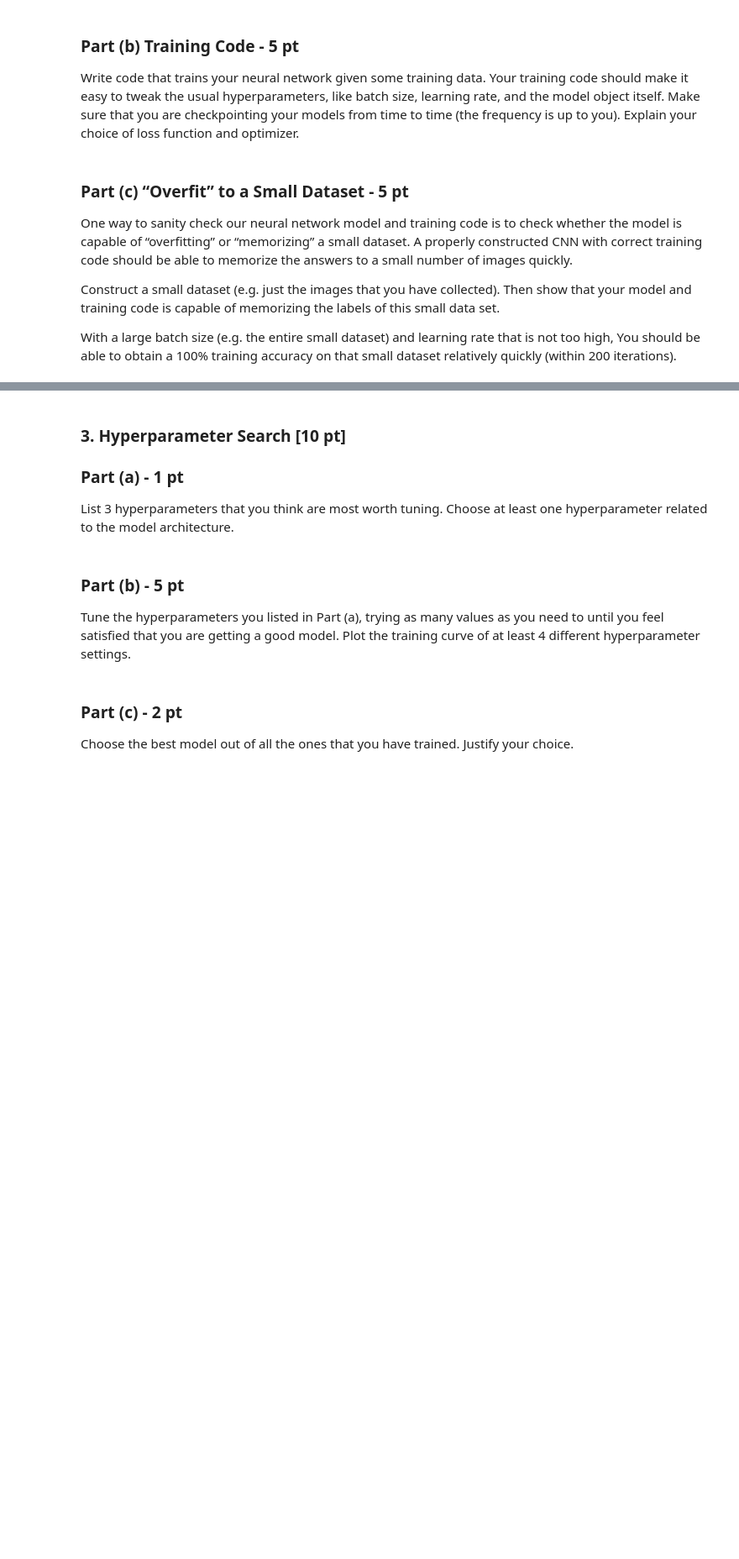
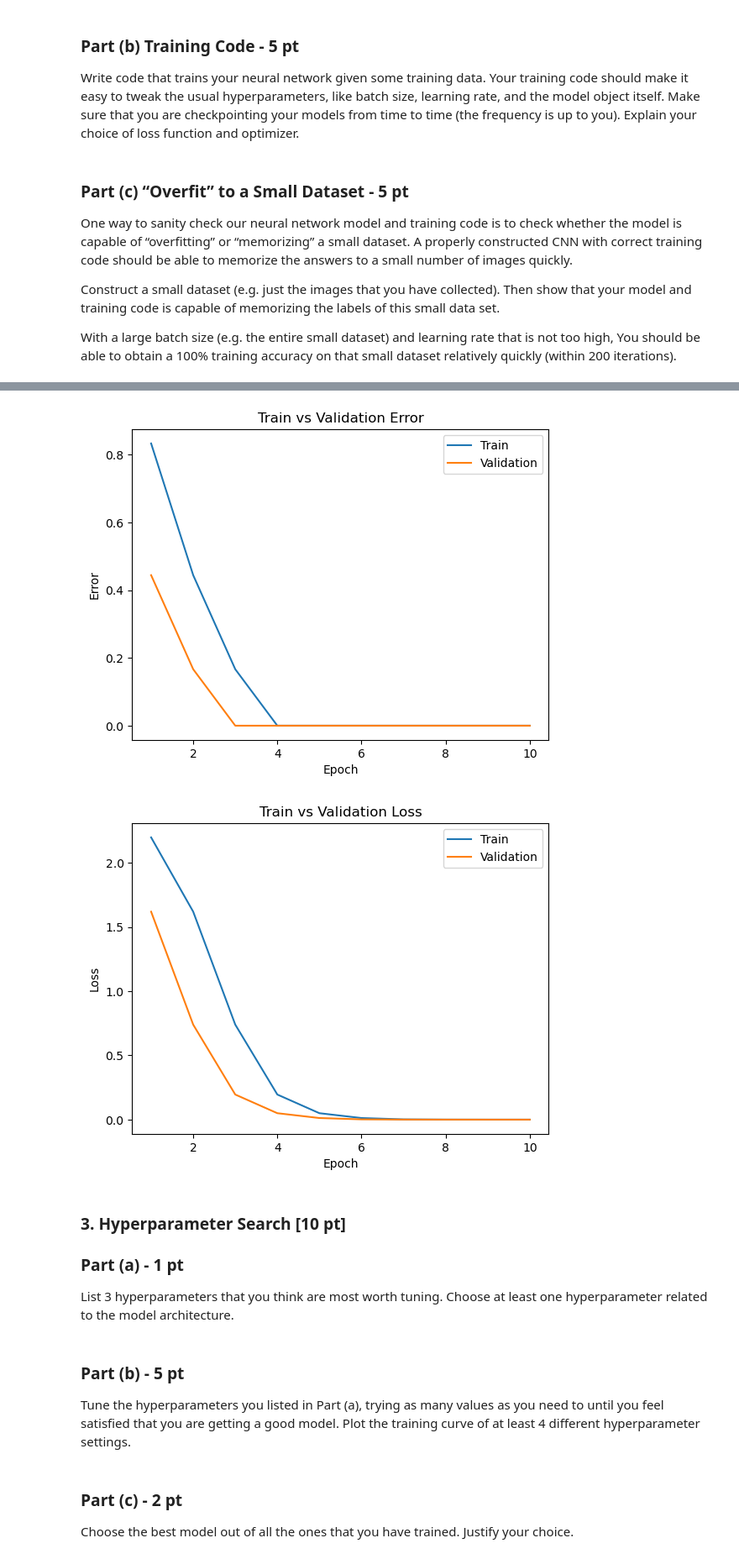
Before and after one commit to EthanRajah/ML-Learning, a Jupyter notebook: APS360 Labs/Lab3/Lab_3_Gesture_Recognition Winter 2022.ipynb, the cells around one changed output, grey strips where cells are left out. Shown: that part at 84% size. Saved outputs shown, nothing was run; the diff lists cells and outputs as text; code cells hidden in the pictures; blank space fills up the shorter version.

Commit message:
Fixing training code and running overfitting test

```diff
--- a/APS360 Labs/Lab3/Lab_3_Gesture_Recognition Winter 2022.ipynb
+++ b/APS360 Labs/Lab3/Lab_3_Gesture_Recognition Winter 2022.ipynb
@@ -179,6 +180,6 @@ import time
 # %%
 def organize_class_indices(data, classes):
-    '''Create dictionary containing indice location of each class'''
+    '''Create dictionary containing indice locations of each class in data object'''
     ind_dict = dict()
     for i in range(len(data)):
         class_int = data[i][1]
@@ -268,24 +269,25 @@ def evaluate(model, loader, criterion):
         # Run current model through data and calculate loss
         inputs, labels = data
         outputs = model(inputs)
-        loss = criterion(outputs, labels)
+        output_inds = torch.softmax(outputs, dim=1).argmax(dim=1)
+        loss = criterion(outputs, labels.long())
         # Count error and sum loss of model against true labels for the whole dataset
-        corr = outputs.squeeze().long() != labels
+        corr = output_inds != labels
         total_err += int(sum(corr))
         total_loss += loss.item()
-        total_epoch += len(labels)
+        total_epoch += len(list(labels))
     # Calculate total error and loss among the entire dataset
     eval_err = total_err / total_epoch
     eval_loss = total_loss / (i+1)
 
     return eval_err, eval_loss
 
-def train_model(model, lr, epochs, train_set):
+def train_model(model, lr, epochs, train_set, val_set):
     '''Use training and validation sets to perform forward and backpropagation on the model'''
     torch.manual_seed(1000)
 
     # Initialize loss/error arrays, optimizer, and loss function
-    criterion = nn.CrossEntropyLoss() # Cross Entropy loss tends to be the best for classification problems
+    criterion = nn.CrossEntropyLoss() # Cross Entropy loss tends to be the best for classification problems. Expects input to be unnormalized logits (batch_size, C) and target class indices (C) where C=9
     optimizer = torch.optim.Adam(model.parameters(), lr) # Adam optimizer is faster and more efficient than regular SGD
     train_err = np.zeros(epochs)
     train_loss = np.zeros(epochs)
@@ -302,18 +304,20 @@ def train_model(model, lr, epochs, train_set):
             inputs, labels = data # data loader provides [tensor, label] format. Loader is also seperated into batches based on our chosen batch size
             optimizer.zero_grad() # Zero gradients before starting
             outputs = model(inputs)
-            loss = criterion(outputs, labels) # calculate loss
+            output_inds = torch.softmax(outputs, dim=1).argmax(dim=1) # Get highest probability value among 9 outputs per image in batch. Store the indice that corresponds to
+                                                                      # highest probability as our labels correspond to indices. Softmax will generate normalized distribution
+            loss = criterion(outputs, labels.long()) # calculate loss based on raw logits
             loss.backward() # gradient backpropagation
             optimizer.step() # updating weights by descending from loss gradients
 
             # Calculate error/loss from training batch step
-            corr = outputs.squeeze().long() != labels
+            corr = output_inds != labels
             total_err += int(sum(corr))
             total_loss += loss.item() # Extract loss value as float
-            total_epoch += len(labels)
+            total_epoch += len(list(labels))
         train_err[epoch] = total_err / total_epoch # Average number of times model was wrong
         train_loss[epoch] = total_loss / (i+1) # Average loss over one iteration of training data
-        val_err[epoch], val_loss[epoch] = evaluate(model, val_loader, criterion)
+        val_err[epoch], val_loss[epoch] = evaluate(model, val_set, criterion)
 
         # Print out epoch information regarding error and loss
         print(("Epoch {}: Train err: {}, Train loss: {} |" "Validation err: {}, Validation loss: {}").format(epoch + 1, train_err[epoch], train_loss[epoch], val_err[epoch], val_loss[epoch]))
@@ -321,6 +325,23 @@ def train_model(model, lr, epochs, train_set):
     end_time = time.time()
     elapsed_time = end_time - start_time
     print("Total time elapsed: {:.2f} seconds".format(elapsed_time))
+
+    # Plot loss and error curves
+    plt.title("Train vs Validation Error")
+    plt.plot(range(1,epochs+1), train_err, label="Train")
+    plt.plot(range(1,epochs+1), val_err, label="Validation")
+    plt.xlabel("Epoch")
+    plt.ylabel("Error")
+    plt.legend(loc='best')
+    plt.show()
+
+    plt.title("Train vs Validation Loss")
+    plt.plot(range(1,epochs+1), train_loss, label="Train")
+    plt.plot(range(1,epochs+1), val_loss, label="Validation")
+    plt.xlabel("Epoch")
+    plt.ylabel("Loss")
+    plt.legend(loc='best')
+    plt.show()
 # %% [markdown]
 ### Part (c) “Overfit” to a Small Dataset - 5 pt
 
@@ -333,3 +354,8 @@ training code is capable of memorizing the labels of this small data set.
 
 With a large batch size (e.g. the entire small dataset) and learning rate that is not too high, You should be
 able to obtain a 100% training accuracy on that small dataset relatively quickly (within 200 iterations).
+# %%
+train_loader, val_loader, test_loader = load_data("Gestures/ManualDataCleaning", classes, batch_size=27) # Load small dataset
+model = CNN() # Initialize model
+train_model(model, lr=0.001, epochs=10, train_set=train_loader, val_set=train_loader)
+# %% [output]
@@ -336,3 +374,5 @@ able to obtain a 100% training accuracy on that small dataset relatively quickly
+[figure, added]
+[figure, added]
 # %% [markdown]
 ### 3. Hyperparameter Search [10 pt]
 
```
Also changed, not shown: parts of 4 cells of this notebook, 27 other files.
